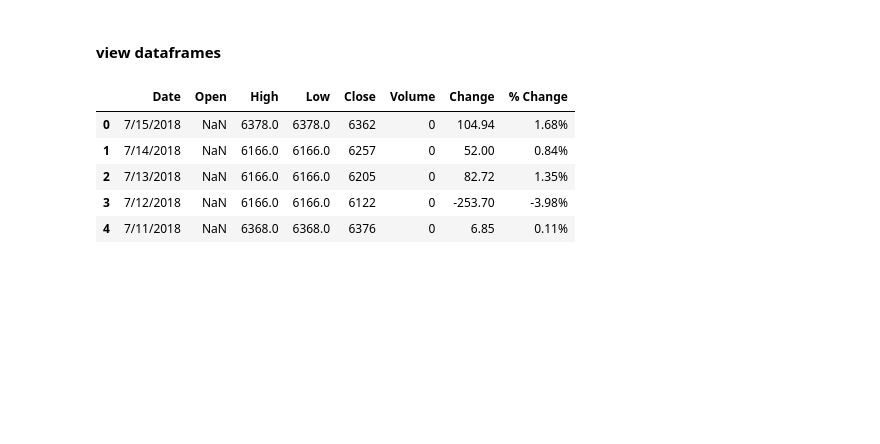
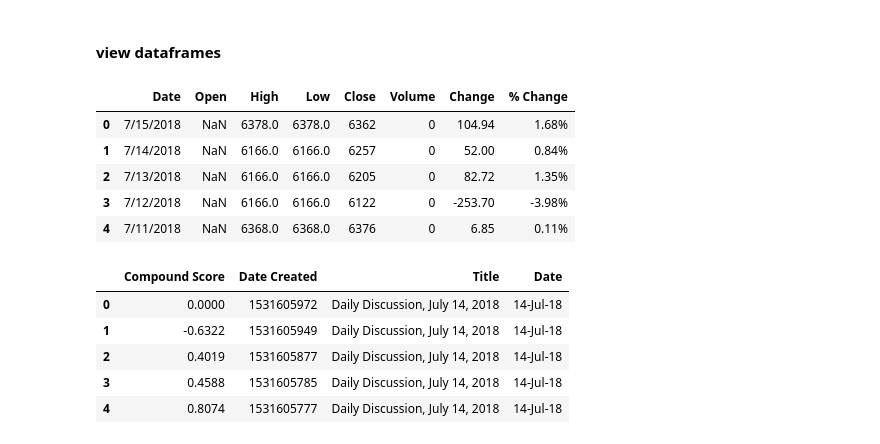
Before and after one commit to themarylin/BTC-vs-Twitter, a Jupyter notebook: Source_codes/data_cleanup.ipynb, the cells around one changed output. Drawn from its saved outputs; the diff is of its cells as text; code cells hidden in the pictures; blank space fills up the shorter version.

```diff
--- a/Source_codes/data_cleanup.ipynb
+++ b/Source_codes/data_cleanup.ipynb
@@ -41,3 +41,12 @@ bitcoin_df.head()
 | 2 | 7/13/2018 | NaN | 6166.0 | 6166.0 | 6205 | 0 | 82.72 | 1.35% |
 | 3 | 7/12/2018 | NaN | 6166.0 | 6166.0 | 6122 | 0 | -253.70 | -3.98% |
 | 4 | 7/11/2018 | NaN | 6368.0 | 6368.0 | 6376 | 0 | 6.85 | 0.11% |
+# %%
+reddit_df.head()
+# %% [output]
+|  | Compound Score | Date Created | Title | Date |
+| 0 | 0.0000 | 1531605972 | Daily Discussion, July 14, 2018 | 14-Jul-18 |
+| 1 | -0.6322 | 1531605949 | Daily Discussion, July 14, 2018 | 14-Jul-18 |
+| 2 | 0.4019 | 1531605877 | Daily Discussion, July 14, 2018 | 14-Jul-18 |
+| 3 | 0.4588 | 1531605785 | Daily Discussion, July 14, 2018 | 14-Jul-18 |
+| 4 | 0.8074 | 1531605777 | Daily Discussion, July 14, 2018 | 14-Jul-18 |
```
Also changed, not shown: parts of 9 cells of this notebook, 4 other files.
